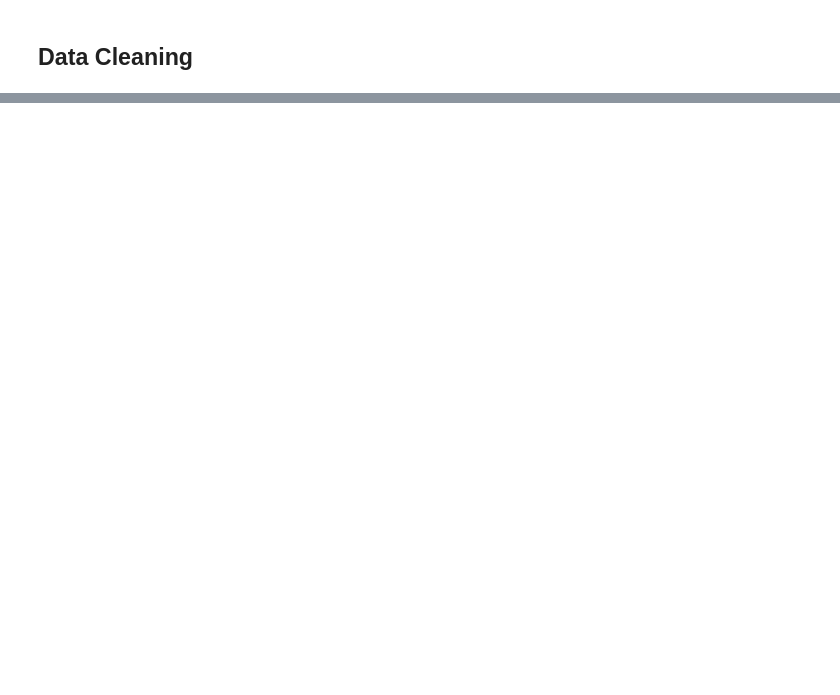
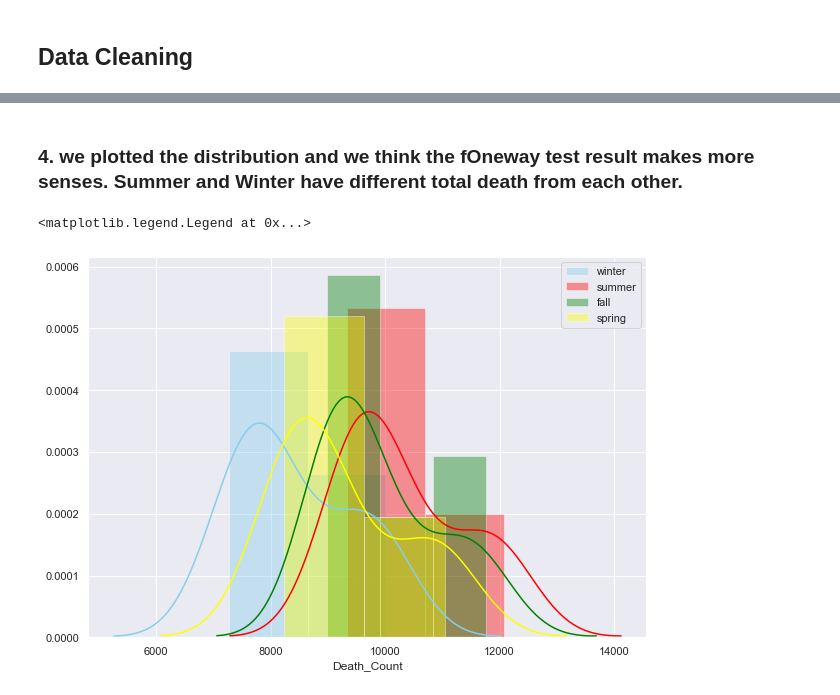
Before and after one commit to MimiBebe/Project-1Team3, a Jupyter notebook: Main.ipynb, the cells around one changed output, grey strips where cells are left out. Saved outputs shown, nothing was run; the diff lists cells and outputs as text; code cells hidden in the pictures; blank space fills up the shorter version.

```diff
--- a/Main.ipynb
+++ b/Main.ipynb
@@ -102,0 +339,13 @@ finalDf =  finalDf[finalDf["day_of_week_of_death"] != "Unknown"]
+# %% [markdown]
+### 4. we plotted the distribution and we think the fOneway test result makes more senses. Summer and Winter have different total death from each other.
+# %%
+sns.set(font_scale=1.0)
+fig3 = plt.figure(figsize=(10,7))
+fig3 = sns.distplot(seasonStats[seasonStats["season_label"]=="winter"]["Death_Count"] , color="skyblue", label="winter")
+fig3 = sns.distplot(seasonStats[seasonStats["season_label"]=="summer"]["Death_Count"] , color="red", label="summer")
+fig3 = sns.distplot(seasonStats[seasonStats["season_label"]=="fall"]["Death_Count"] , color="green", label="fall")
+fig3 = sns.distplot(seasonStats[seasonStats["season_label"]=="spring"]["Death_Count"] , color="yellow", label="spring")
+plt.legend()
+# %% [output]
+<matplotlib.legend.Legend at 0x...>
+[figure, added]
```
Also changed, not shown: parts of 31 cells of this notebook.
